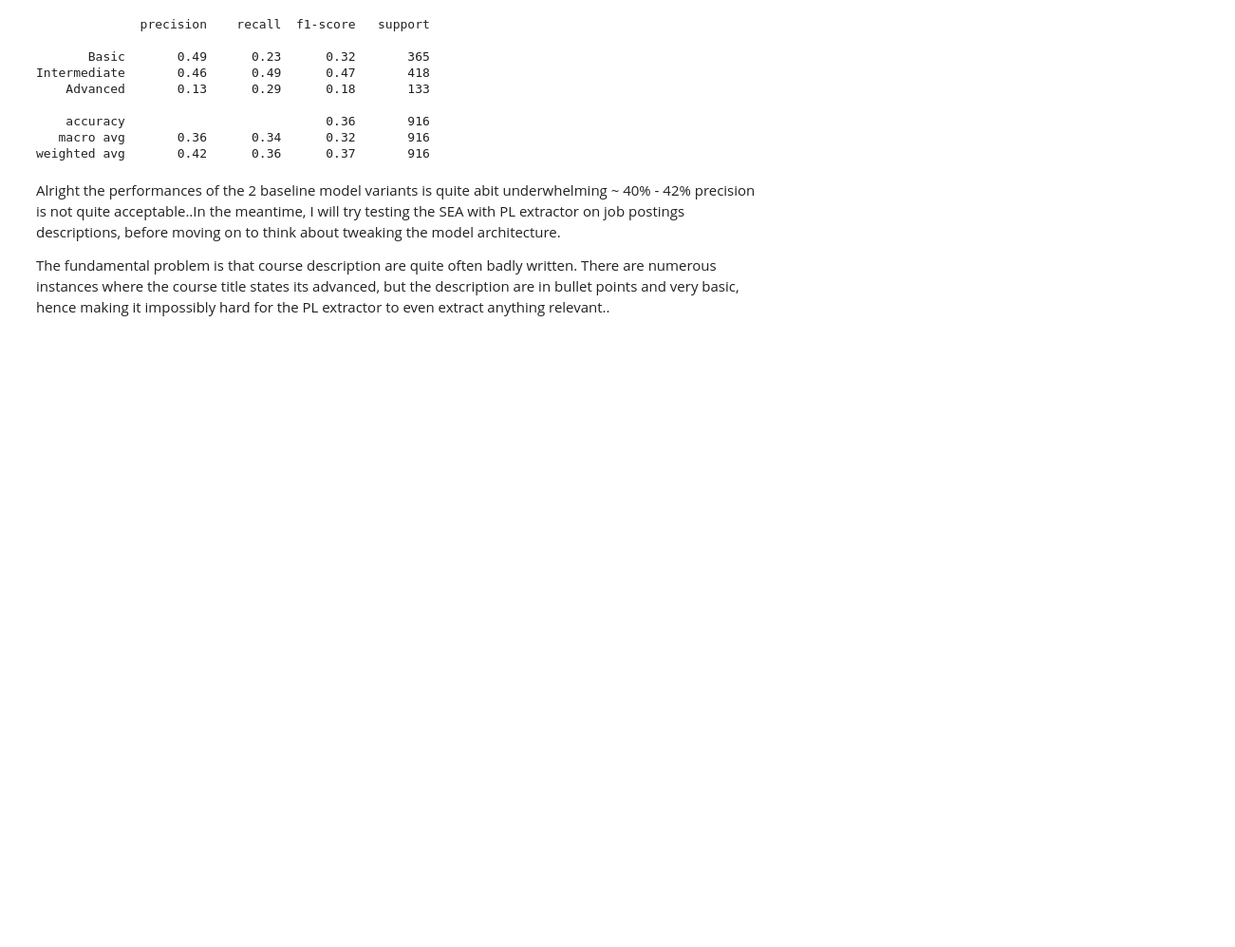
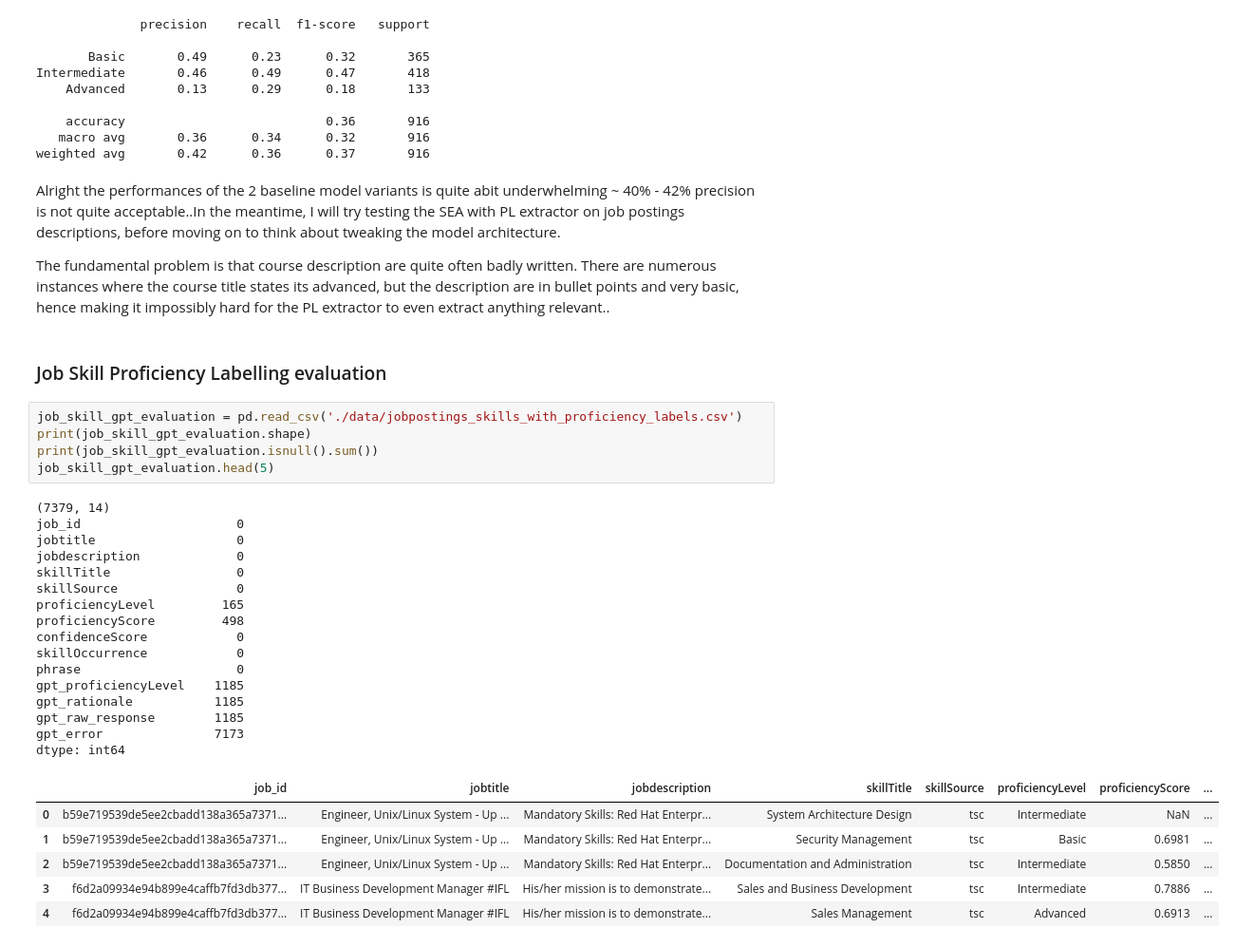
Before and after one commit to chua0332/course_skill_proficiency_evaluator, a Jupyter notebook: course_skill_EDA.ipynb, the cells around one changed output. Shown at 95% size. Drawn from its saved outputs; the diff is of its cells as text; blank space fills up the shorter version.

Commit message:
update course skill EDA notebook

```diff
--- a/course_skill_EDA.ipynb
+++ b/course_skill_EDA.ipynb
@@ -296,3 +336,33 @@ weighted avg       0.42      0.36      0.37       916
 Alright the performances of the 2 baseline model variants is quite abit underwhelming ~ 40% - 42% precision is not quite acceptable..In the meantime, I will try testing the SEA with PL extractor on job postings descriptions, before moving on to think about tweaking the model architecture.
 
 The fundamental problem is that course description are quite often badly written. There are numerous instances where the course title states its advanced, but the description are in bullet points and very basic, hence making it impossibly hard for the PL extractor to even extract anything relevant..
+# %% [markdown]
+### Job Skill Proficiency Labelling evaluation
+# %%
+job_skill_gpt_evaluation = pd.read_csv('./data/jobpostings_skills_with_proficiency_labels.csv')
+print(job_skill_gpt_evaluation.shape)
+print(job_skill_gpt_evaluation.isnull().sum())
+job_skill_gpt_evaluation.head(5)
+# %% [output]
+(7379, 14)
+job_id                     0
+jobtitle                   0
+jobdescription             0
+skillTitle                 0
+skillSource                0
+proficiencyLevel         165
+proficiencyScore         498
+confidenceScore            0
+skillOccurrence            0
+phrase                     0
+gpt_proficiencyLevel    1185
+gpt_rationale           1185
+gpt_raw_response        1185
+gpt_error               7173
+dtype: int64
+|  | job_id | jobtitle | jobdescription | skillTitle | skillSource | proficiencyLevel | proficiencyScore | ... |
+| 0 | b59e719539de5ee2cbadd138a365a7371... | Engineer, Unix/Linux System - Up ... | Mandatory Skills: Red Hat Enterpr... | System Architecture Design | tsc | Intermediate | NaN | ... |
+| 1 | b59e719539de5ee2cbadd138a365a7371... | Engineer, Unix/Linux System - Up ... | Mandatory Skills: Red Hat Enterpr... | Security Management | tsc | Basic | 0.6981 | ... |
+| 2 | b59e719539de5ee2cbadd138a365a7371... | Engineer, Unix/Linux System - Up ... | Mandatory Skills: Red Hat Enterpr... | Documentation and Administration | tsc | Intermediate | 0.5850 | ... |
+| 3 | f6d2a09934e94b899e4caffb7fd3db377... | IT Business Development Manager #IFL | His/her mission is to demonstrate... | Sales and Business Development | tsc | Intermediate | 0.7886 | ... |
+| 4 | f6d2a09934e94b899e4caffb7fd3db377... | IT Business Development Manager #IFL | His/her mission is to demonstrate... | Sales Management | tsc | Advanced | 0.6913 | ... |
```
Also changed, not shown: parts of 24 cells of this notebook.
